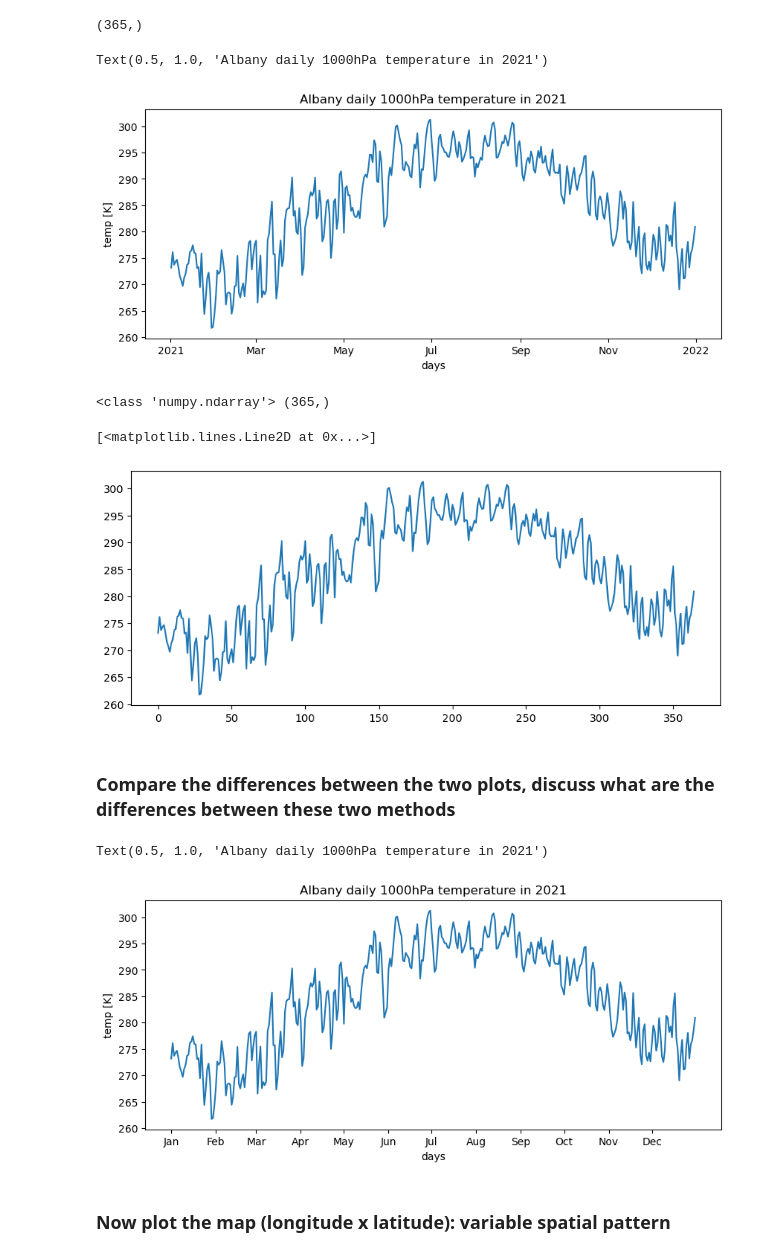
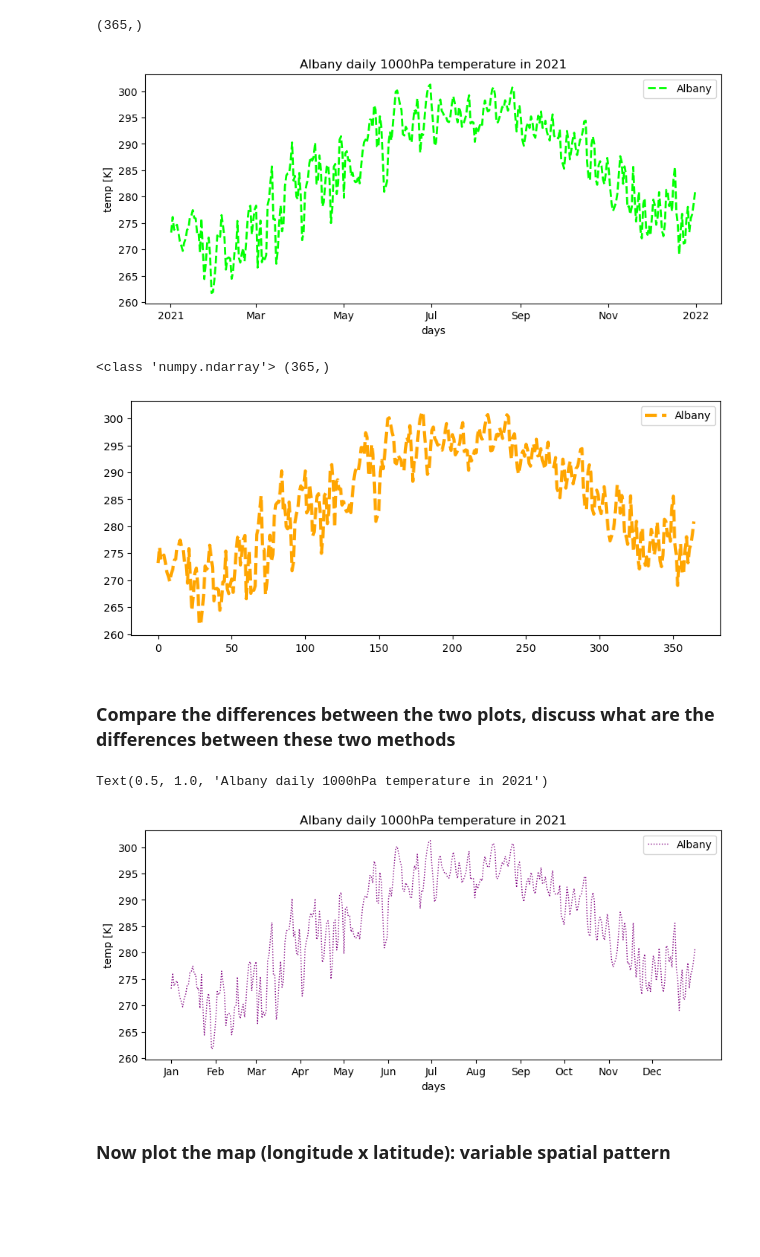
Before and after one commit to ZhengWinnieWu/course_statistics, a Jupyter notebook: unit0/data_visualization.ipynb, the cells around one changed output. Cells and saved outputs as stored; diff of their text form; code cells hidden in the pictures; blank space fills up the shorter version.

```diff
--- a/unit0/data_visualization.ipynb
+++ b/unit0/data_visualization.ipynb
@@ -101,32 +101,36 @@ figure = plt.figure(figsize=(10,4))
 
 # There are two ways to plot the time series
 # Method 1: using xarray
-temp_albany.plot()
+temp_albany.plot(color='lime',linestyle='dashed',linewidth=2,label='Albany') # to define line color
+# list of colors can be found here: https://matplotlib.org/stable/gallery/color/named_colors.html
+plt.legend()
 plt.xlabel('days')
 plt.ylabel('temp [K]')
 plt.title('Albany daily 1000hPa temperature in 2021')
+plt.savefig('albany_temp1000hpa.png')
 # %% [output]
-Text(0.5, 1.0, 'Albany daily 1000hPa temperature in 2021')
-[figure, old version]
+[figure, new version]
 # %%
 figure = plt.figure(figsize=(10,4))
 
 # Method 2: using numpy array
 # convert the data to numpy array first
 temp_albany_np = temp_albany.values
 print(type(temp_albany_np),np.shape(temp_albany_np))
-plt.plot(temp_albany_np)
+plt.plot(temp_albany_np,'orange',linestyle='dashed',linewidth=3,label='Albany')
+plt.legend()
+plt.savefig('albany_temp1000hpa.png')
 # %% [output]
 <class 'numpy.ndarray'> (365,)
-[<matplotlib.lines.Line2D at 0x...>]
-[figure, old version]
+[figure, new version]
 # %% [markdown]
 ### Compare the differences between the two plots, discuss what are the differences between these two methods
 # %%
 # Make the second plot similar to the first plot
 figure = plt.figure(figsize=(10,4))
 days = np.arange(1, 366)
-plt.plot(days,temp_albany_np)
+plt.plot(days,temp_albany_np,'purple',linestyle='dotted',linewidth=1,label='Albany')
+plt.legend()
 
 # Set x-axis labels
 plt.xticks([1, 32, 60, 91, 121, 152, 182, 213, 244, 274, 305, 335],
@@ -137,7 +141,7 @@ plt.ylabel('temp [K]')
 plt.title('Albany daily 1000hPa temperature in 2021')
 # %% [output]
 Text(0.5, 1.0, 'Albany daily 1000hPa temperature in 2021')
-[figure, old version]
+[figure, new version]
 # %% [markdown]
 ### Now plot the map (longitude x latitude): variable spatial pattern
 # %%
```
Also changed, not shown: parts of 4 cells of this notebook.
